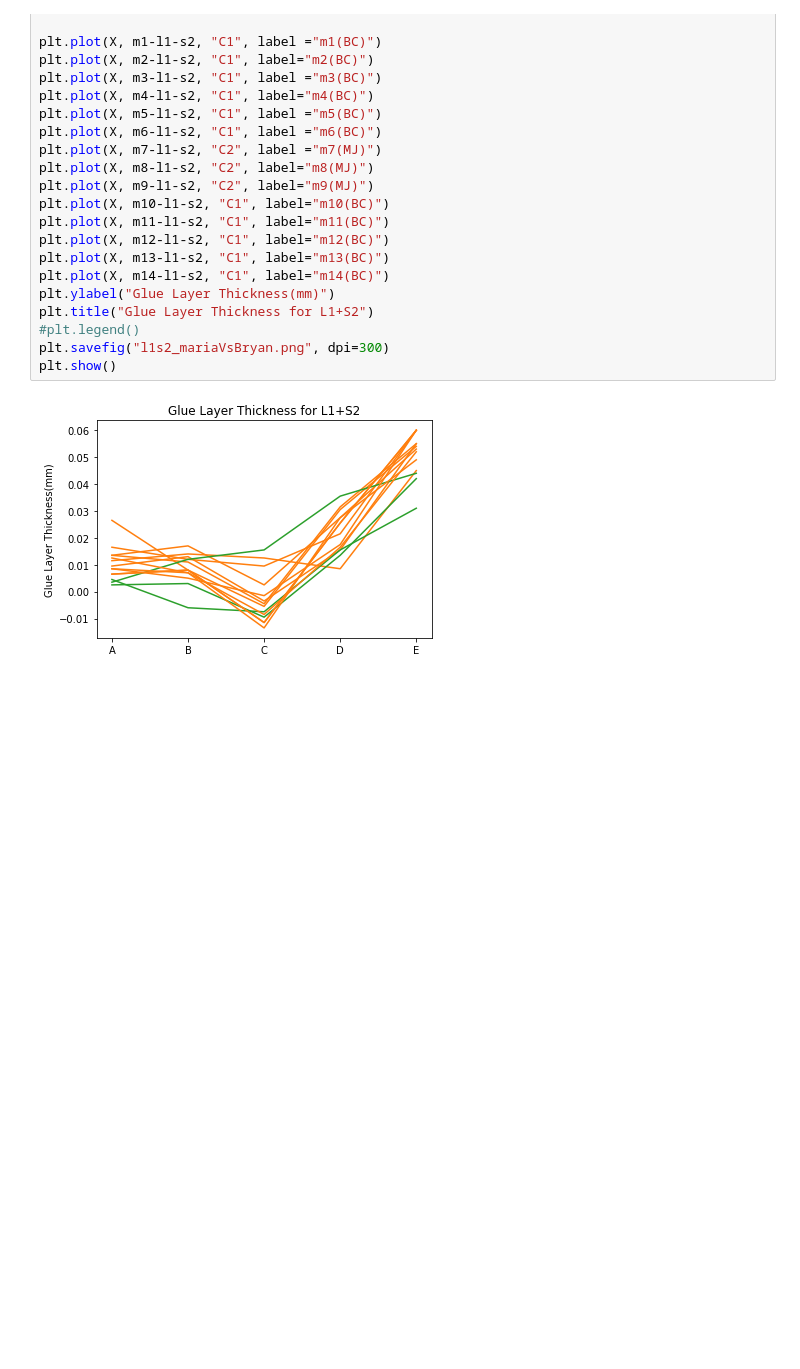
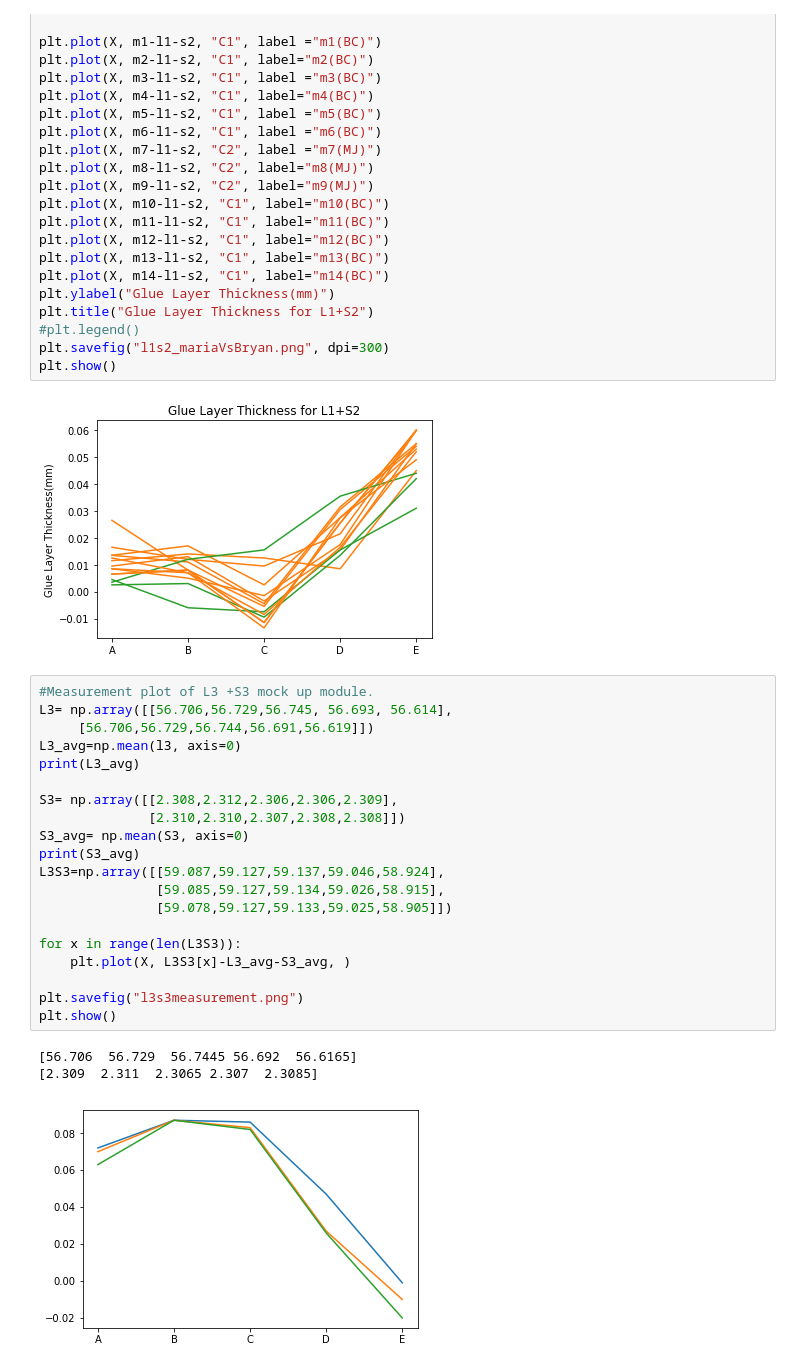
Before and after one commit to mariajose2398/CMS-MTD-BTL-SensorModule-Analysis, a Jupyter notebook: gluelayertransparency.ipynb, the cells around one changed output. Cells and saved outputs as stored; diff of their text form; blank space fills up the shorter version.

Commit message:
L3+S3 first 3 measurements

```diff
--- a/gluelayertransparency.ipynb
+++ b/gluelayertransparency.ipynb
@@ -44,3 +44,27 @@ plt.savefig("l1s2_mariaVsBryan.png", dpi=300)
 plt.show()
 # %% [output]
 [figure]
+# %%
+#Measurement plot of L3 +S3 mock up module.
+L3= np.array([[56.706,56.729,56.745, 56.693, 56.614],
+     [56.706,56.729,56.744,56.691,56.619]])
+L3_avg=np.mean(l3, axis=0)
+print(L3_avg)
+
+S3= np.array([[2.308,2.312,2.306,2.306,2.309],
+              [2.310,2.310,2.307,2.308,2.308]])
+S3_avg= np.mean(S3, axis=0)
+print(S3_avg)
+L3S3=np.array([[59.087,59.127,59.137,59.046,58.924],
+               [59.085,59.127,59.134,59.026,58.915],
+               [59.078,59.127,59.133,59.025,58.905]])
+
+for x in range(len(L3S3)):
+    plt.plot(X, L3S3[x]-L3_avg-S3_avg, )
+
+plt.savefig("l3s3measurement.png")
+plt.show()
+# %% [output]
+[56.706  56.729  56.7445 56.692  56.6165]
+[2.309  2.311  2.3065 2.307  2.3085]
+[figure, added]
```
Also changed, not shown: 2 other files.
